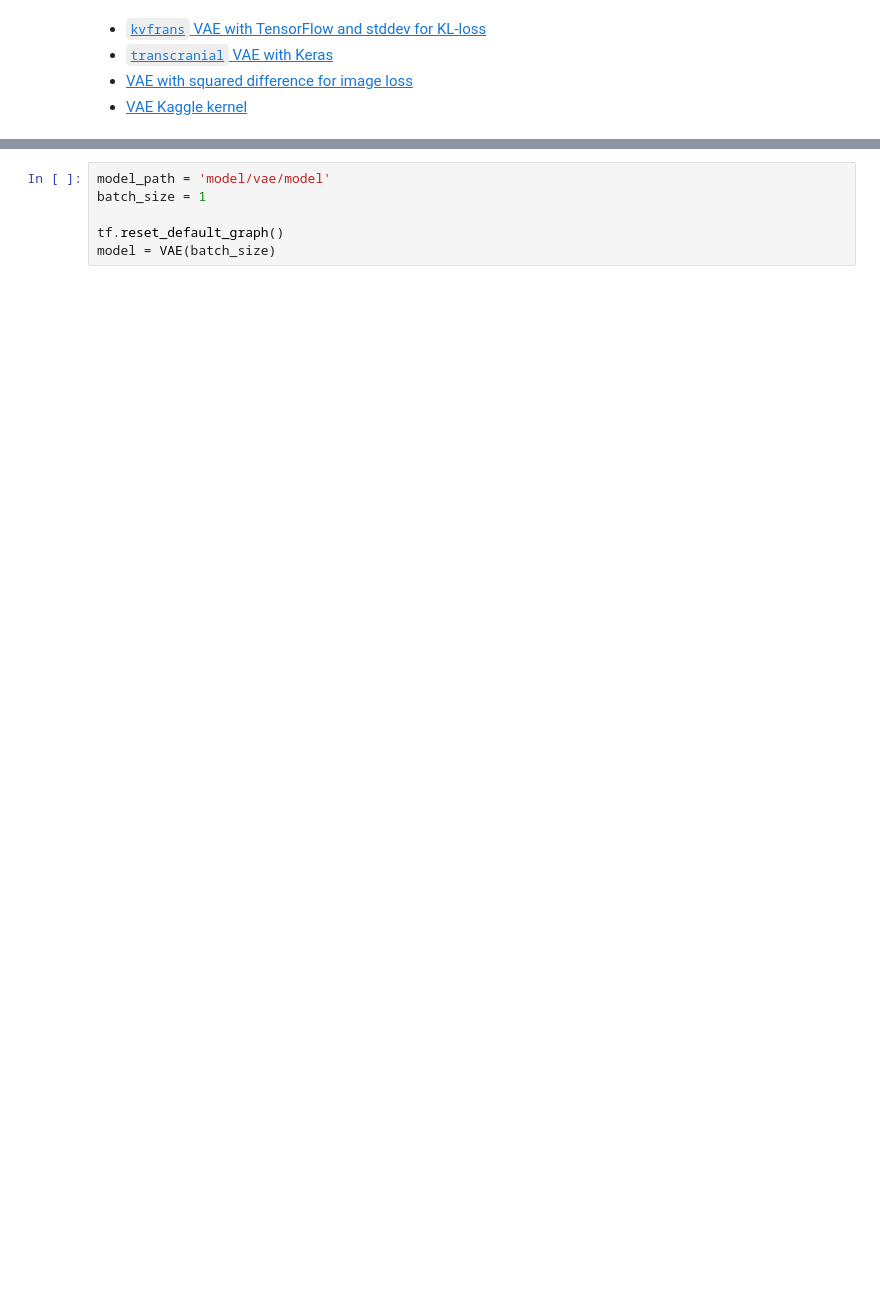
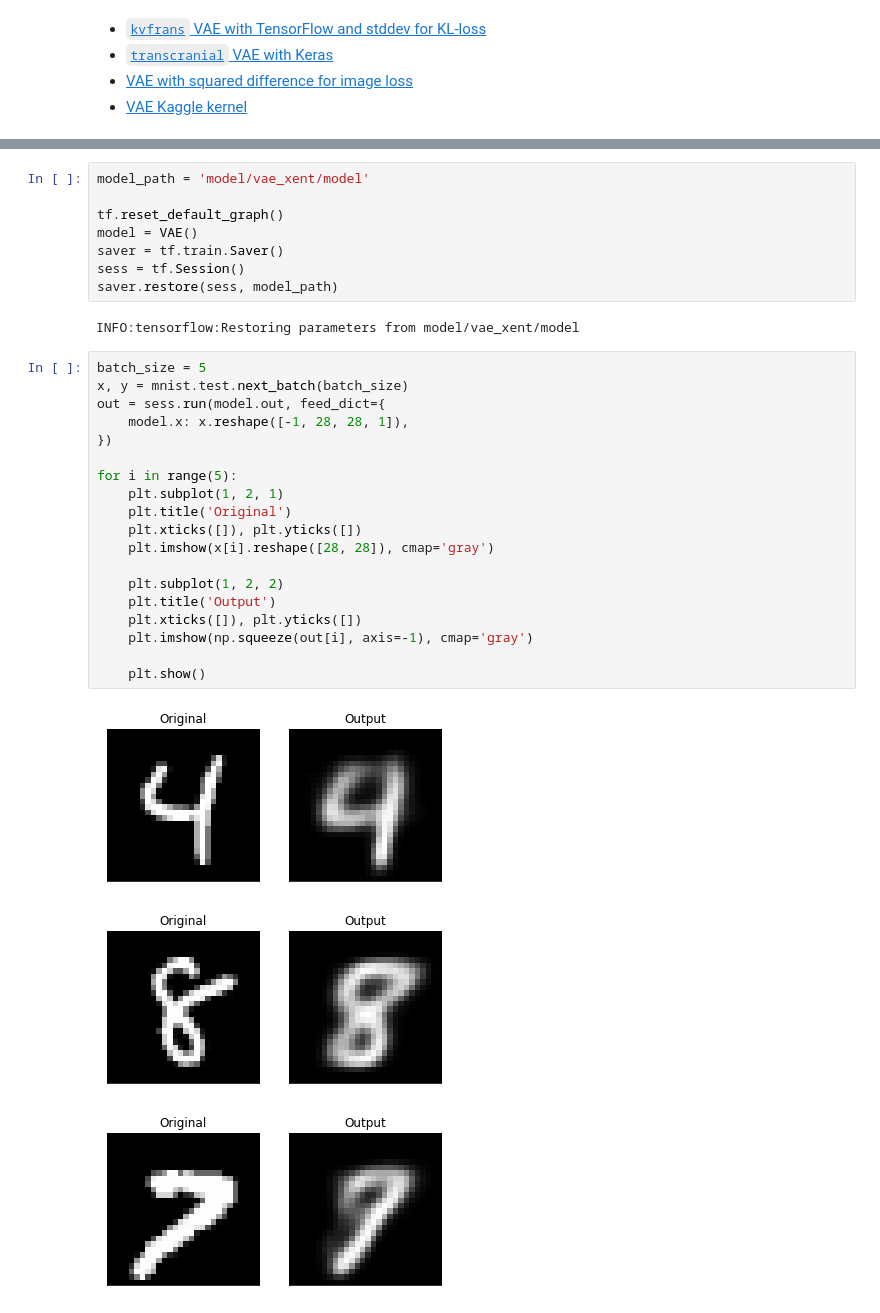
Before and after one commit to gabrielwong159/tf, a Jupyter notebook: vae/evaluate_model.ipynb, the cells around one changed output, grey strips where cells are left out. Saved outputs shown, nothing was run; the diff lists cells and outputs as text; blank space fills up the shorter version.

Commit message:
Update VAE training and results

```diff
--- a/vae/evaluate_model.ipynb
+++ b/vae/evaluate_model.ipynb
@@ -35,6 +52,33 @@ Please use alternatives such as official/mnist/dataset.py from tensorflow/models
 # %%
-model_path = 'model/vae/model'
-batch_size = 1
+model_path = 'model/vae_xent/model'
 
 tf.reset_default_graph()
-model = VAE(batch_size)
+model = VAE()
+saver = tf.train.Saver()
+sess = tf.Session()
+saver.restore(sess, model_path)
+# %% [output]
+INFO:tensorflow:Restoring parameters from model/vae_xent/model
+# %%
+batch_size = 5
+x, y = mnist.test.next_batch(batch_size)
+out = sess.run(model.out, feed_dict={
+    model.x: x.reshape([-1, 28, 28, 1]),
+})
+
+for i in range(5):
+    plt.subplot(1, 2, 1)
+    plt.title('Original')
+    plt.xticks([]), plt.yticks([])
+    plt.imshow(x[i].reshape([28, 28]), cmap='gray')
+
+    plt.subplot(1, 2, 2)
+    plt.title('Output')
+    plt.xticks([]), plt.yticks([])
+    plt.imshow(np.squeeze(out[i], axis=-1), cmap='gray')
+
+    plt.show()
+# %% [output]
+[figure, added]
+[figure, added]
+[figure, added]
```
Also changed, not shown: parts of 13 cells of this notebook, 3 other files.
